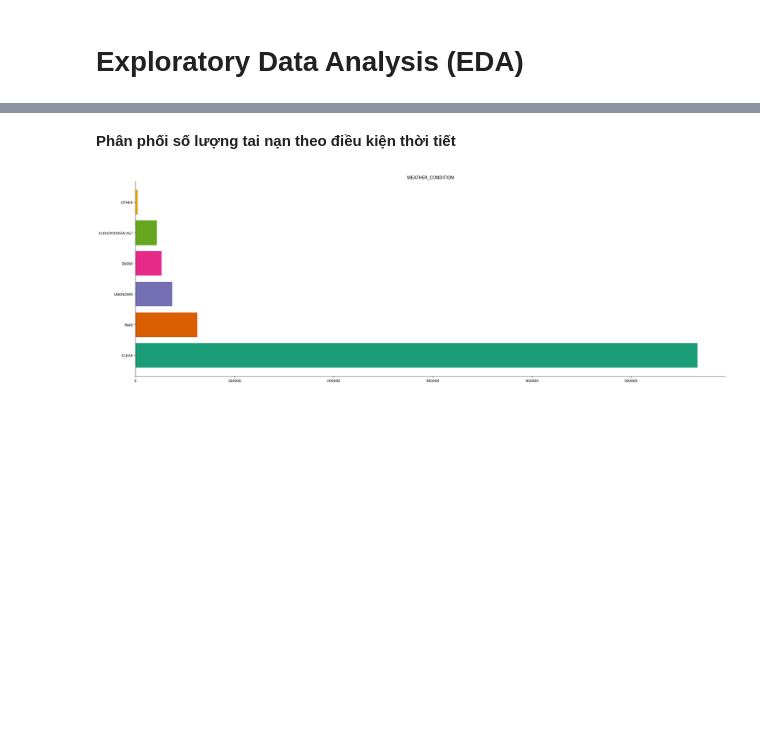
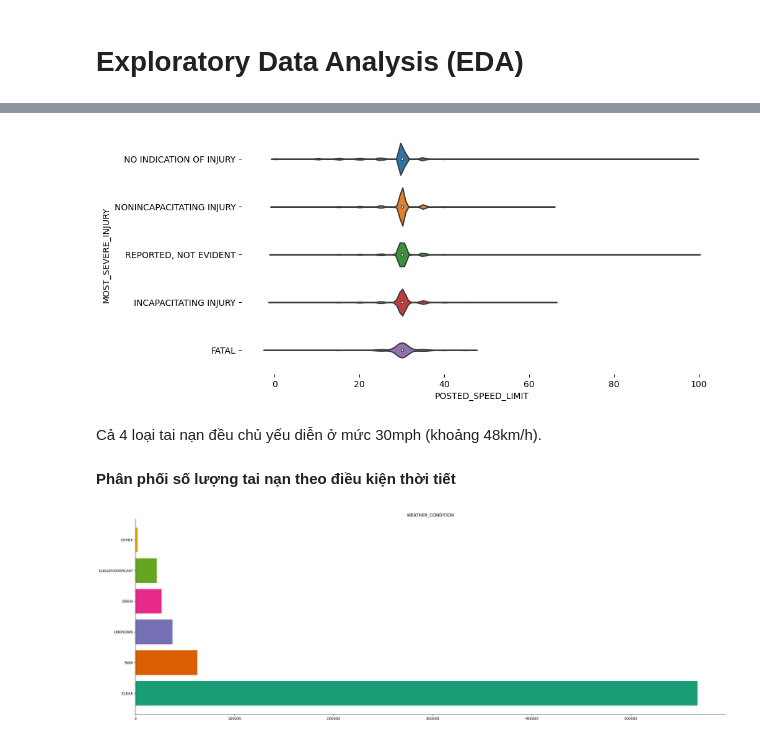
Before and after one commit to HuyHoangTuan/accidents_data_governance, a Jupyter notebook: src/note_book/main.ipynb, the cells around one changed output, grey strips where cells are left out. Cells and saved outputs as stored; diff of their text form; code cells hidden in the pictures; blank space fills up the shorter version.

```diff
--- a/src/note_book/main.ipynb
+++ b/src/note_book/main.ipynb
@@ -62,3 +68,12 @@ def categorical_histogram(df, colname, figsize=(30, 10), mpl_palette_name='Dark2
+# %%
+plt.figure(figsize=(10, len(chicago['MOST_SEVERE_INJURY'].unique())))
+sns.violinplot(chicago, x=chicago['POSTED_SPEED_LIMIT'], y=chicago['MOST_SEVERE_INJURY'])
+sns.despine(top=True, right=True, bottom=True, left=True)
+plt.show()
+# %% [output]
+[figure, added]
+# %% [markdown]
+Cả 4 loại tai nạn đều chủ yếu diễn ở mức 30mph (khoảng 48km/h).
 # %% [markdown]
 **Phân phối số lượng tai nạn theo điều kiện thời tiết**
 # %%
```
Also changed, not shown: parts of 10 cells of this notebook.
